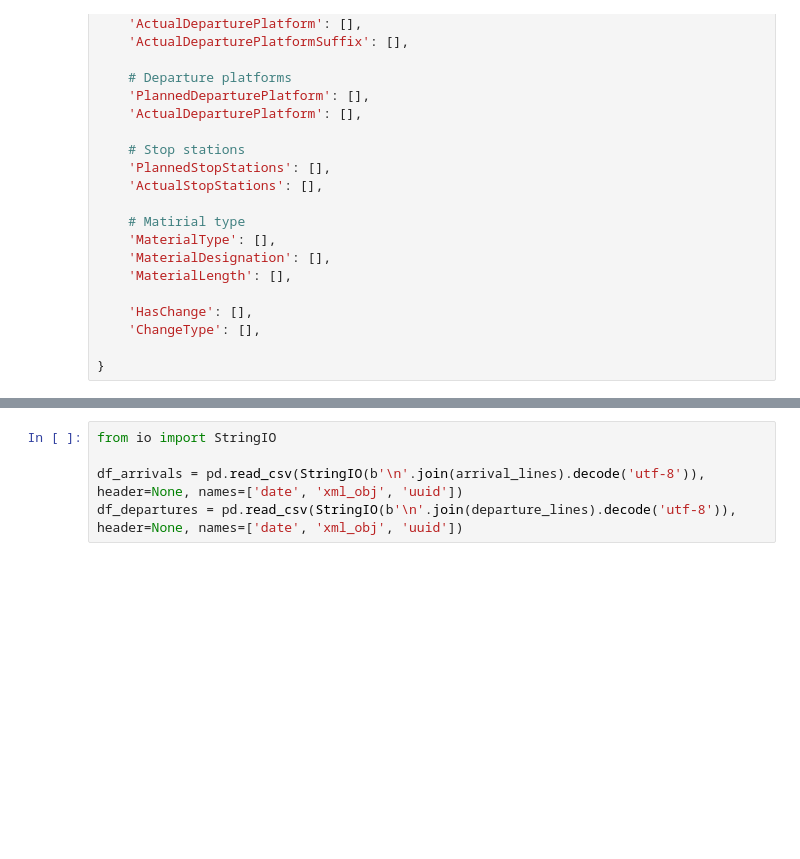
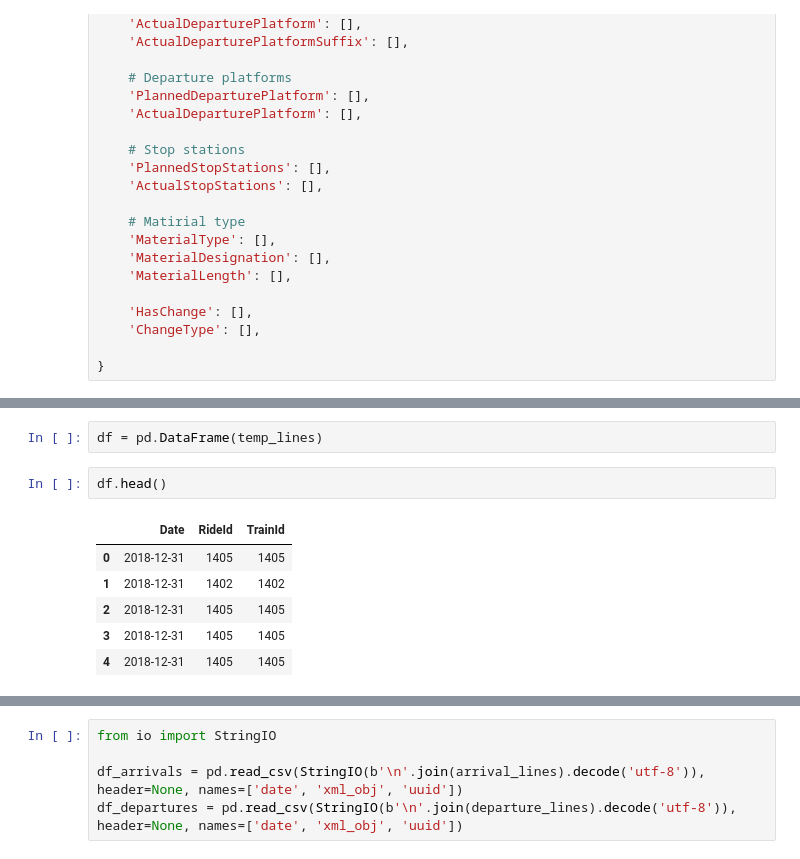
Before and after one commit to BondarencoM/DestinationStation, a Jupyter notebook: provisioning/AutoLoadingDataToCSVZip.ipynb, the cells around one changed output, grey strips where cells are left out. Cells and saved outputs as stored; diff of their text form; blank space fills up the shorter version.

```diff
--- a/provisioning/AutoLoadingDataToCSVZip.ipynb
+++ b/provisioning/AutoLoadingDataToCSVZip.ipynb
@@ -143,0 +201,11 @@ destination_utrecht = b'<ns2:TreinEindBestemming InfoStatus=""Gepland""><ns2:Sta
+# %%
+df = pd.DataFrame(temp_lines)
+# %%
+df.head()
+# %% [output]
+|  | Date | RideId | TrainId |
+| 0 | 2018-12-31 | 1405 | 1405 |
+| 1 | 2018-12-31 | 1402 | 1402 |
+| 2 | 2018-12-31 | 1405 | 1405 |
+| 3 | 2018-12-31 | 1405 | 1405 |
+| 4 | 2018-12-31 | 1405 | 1405 |
```
Also changed, not shown: parts of 8 cells of this notebook, 1 other file.
